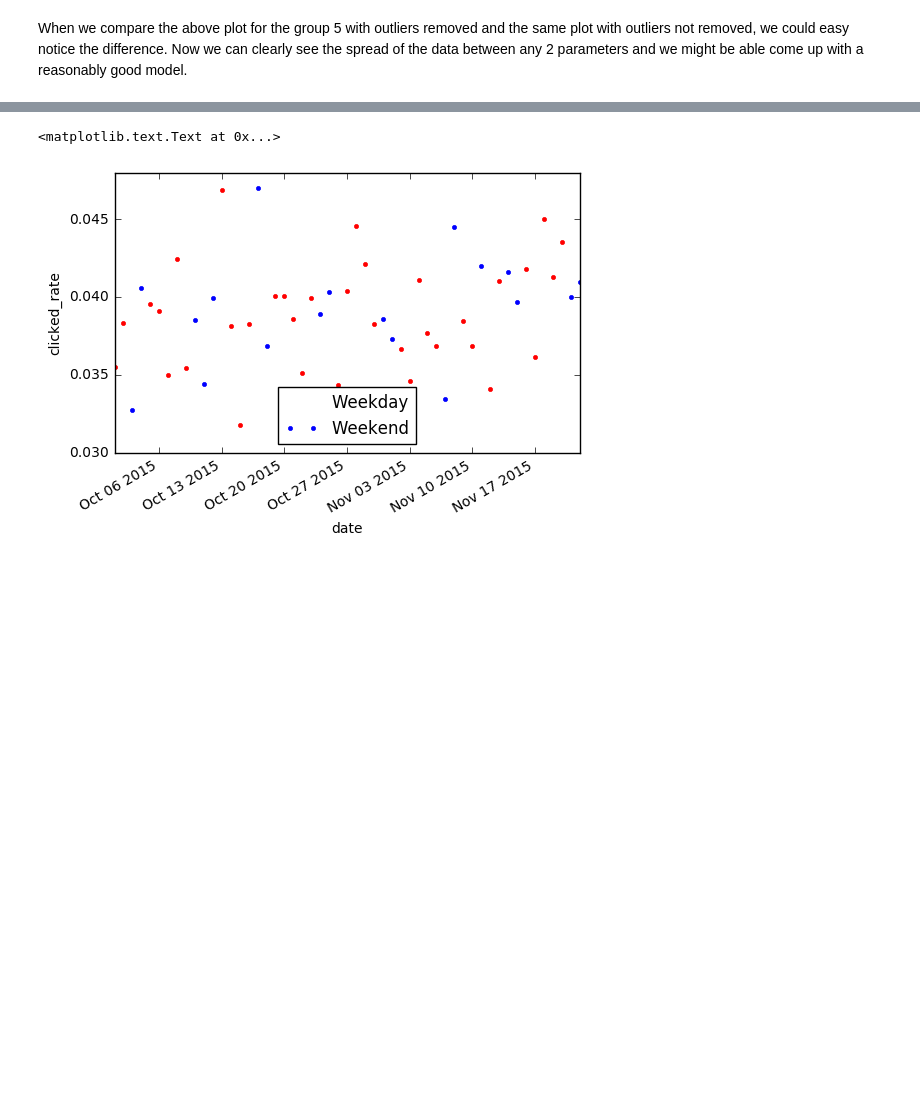
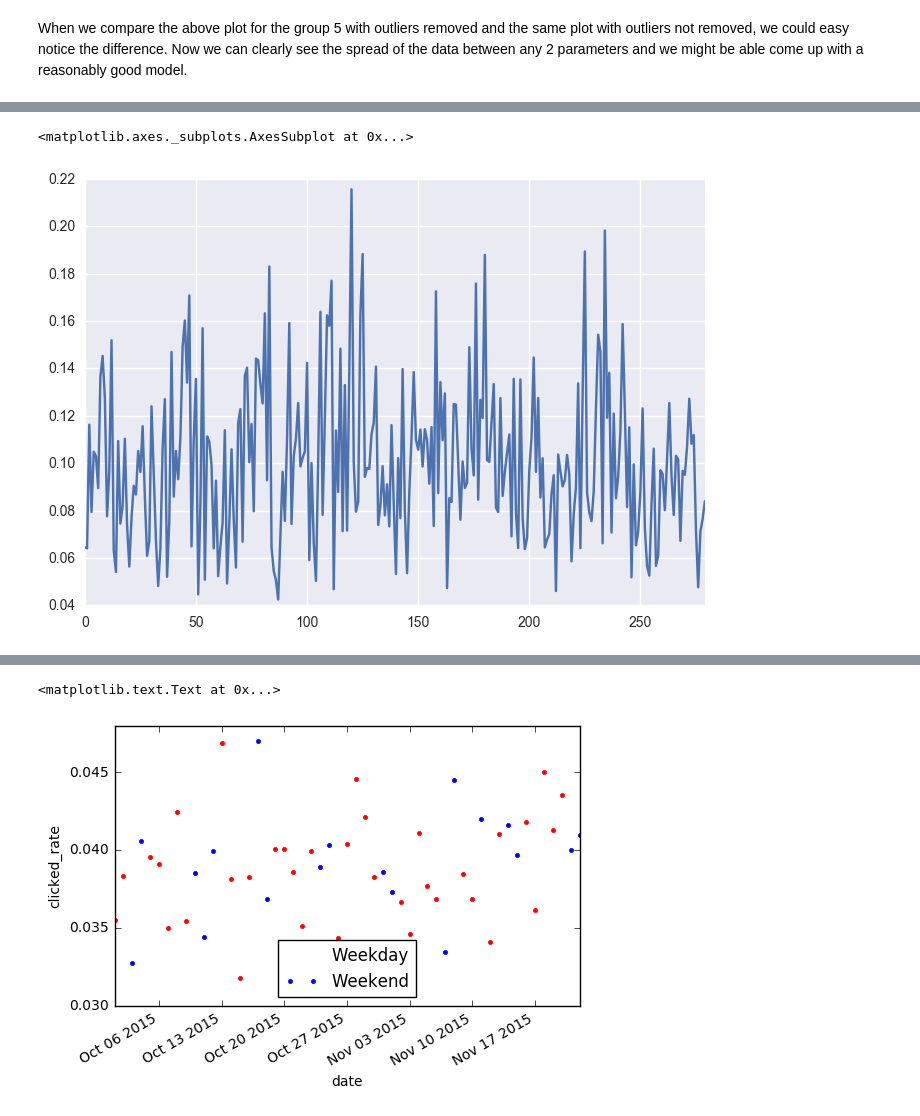
Before and after one commit to pappakrishnan/Ads-Analysis, a Jupyter notebook: Ads Analysis.ipynb, the cells around one changed output, grey strips where cells are left out. Drawn from its saved outputs; the diff is of its cells as text; code cells hidden in the pictures; blank space fills up the shorter version.

```diff
--- a/Ads Analysis.ipynb
+++ b/Ads Analysis.ipynb
@@ -395,0 +500,6 @@ df.ix[df.ad == 'ad_group_1'].plot('date', 'clicked_rate')
+# %%
+dff_Week_day_name = pd.DataFrame()
+dff_Week_day_name['avg'] = dff.groupby(['ad', 'Week_day_name'])['click_rate_day'].mean()
+dff_Week_day_name['std'] = dff.groupby(['ad', 'Week_day_name'])['click_rate_day'].std()
+dff_Week_day_name = dff_Week_day_name.reset_index()
+dff_Week_day_name.head()
@@ -395,0 +513,7 @@ df.ix[df.ad == 'ad_group_1'].plot('date', 'clicked_rate')
+# %%
+dff_Week_day_name['COV'] = dff_Week_day_name['std'] / dff_Week_day_name['avg']
+# %%
+dff_Week_day_name['COV'].plot()
+# %% [output]
+<matplotlib.axes._subplots.AxesSubplot at 0x...>
+[figure, added]
```
Also changed, not shown: parts of 32 cells of this notebook.
